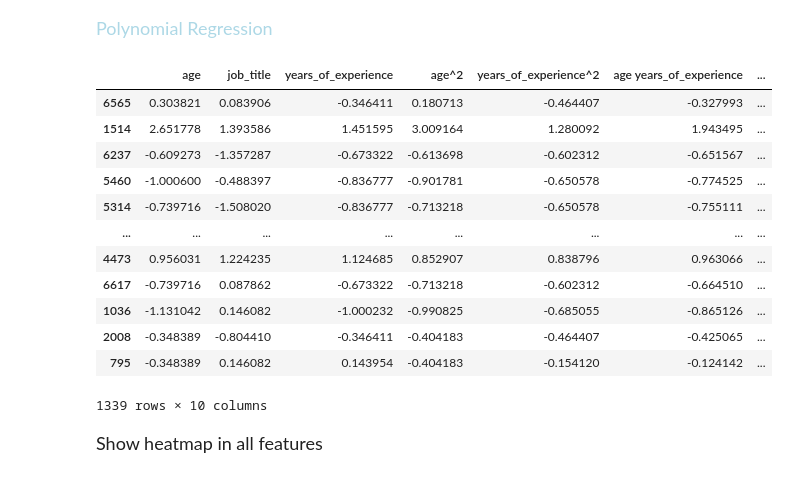
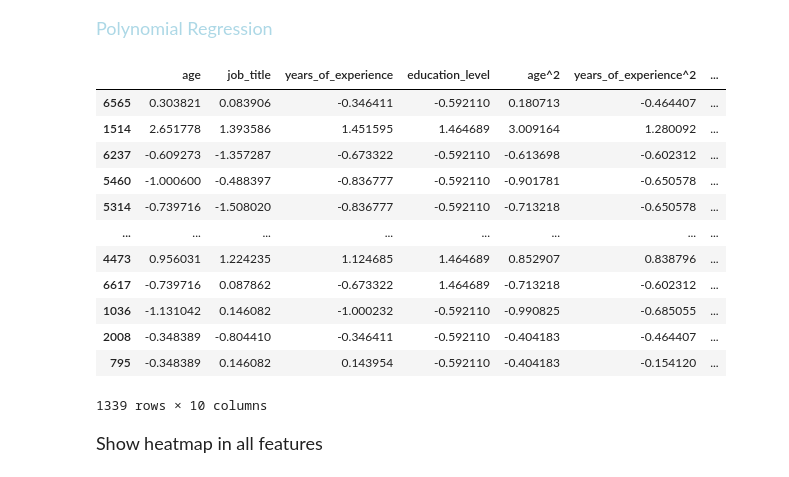
Before and after one commit to StevenHuang41/salary_prediction, a Jupyter notebook: salary_regression.ipynb, the cells around one changed output. Drawn from its saved outputs; the diff is of its cells as text; code cells hidden in the pictures.

```diff
--- a/salary_regression.ipynb
+++ b/salary_regression.ipynb
@@ -601,22 +602,29 @@ X_test
 # %%
 is_poly = True
 
-ordinal_ord = ['No Specified', 'High School', 'Bachelor', 'Master', 'PhD']
+# ordinal_ord = ['No Specified', 'High School', 'Bachelor', 'Master', 'PhD']
 if is_poly:
     poly_feature_col = ['age', 'years_of_experience']
-    # poly_feature_col = ['age', 'years_of_experience', 'education_level', 'job_title']
-    scaler_col = ['age', 'job_title', 'years_of_experience',
-                  'age^2', 'years_of_experience^2', 'age years_of_experience']
+    # poly_feature_col = ['age', 'years_of_experience',
+    #                     'education_level', 'job_title']
+    scaler_col = ['age', 'job_title',
+                  'years_of_experience', 'education_level',
+                  'age^2', 'years_of_experience^2',
+                  'age years_of_experience']
 else :
-    scaler_col = ['age', 'job_title', 'years_of_experience']
+    scaler_col = ['age', 'job_title',
+                  'years_of_experience', 'education_level']
 # %%
 set_config(transform_output='pandas')
 
 preprocessor = ColumnTransformer(
     transformers=[
-        ('gen_encoder', OneHotEncoder(sparse_output=False), ['gender']),
-        ('edu_encoder',
-         OrdinalEncoder(categories=[ordinal_ord]), ['education_level']),
+        ('gen_encoder',
+         OneHotEncoder(sparse_output=False),
+         ['gender']),
+        # ('edu_encoder',
+        #  OrdinalEncoder(categories=[ordinal_ord]),
+        # ['education_level']),
     ],
     remainder='passthrough',
     verbose_feature_names_out=False,
@@ -624,7 +632,9 @@ preprocessor = ColumnTransformer(
 
 poly_step = ColumnTransformer(
     transformers=[
-        ('poly', PolynomialFeatures(include_bias=False), poly_feature_col),
+        ('poly',
+         PolynomialFeatures(include_bias=False),
+         poly_feature_col),
     ],
     remainder='passthrough',
     verbose_feature_names_out=False,
@@ -634,46 +644,46 @@ scaler_step = ColumnTransformer(
     transformers=[
         ('scaler', StandardScaler(), scaler_col)
     ],
     remainder='passthrough',
     verbose_feature_names_out=False,
 )
 
 if is_poly:
     features_pipeline = Pipeline([
         ('preprocessor', preprocessor),
-        ('job_encode', TargetEncoder(cols=['job_title'])),
+        ('job_encode', TargetEncoder(cols=['job_title', 'education_level'])),
         ('poly', poly_step),
         ('scaler', scaler_step),
     ])
 else :
     features_pipeline = Pipeline([
         ('preprocessor', preprocessor),
         ('job_encode', TargetEncoder(cols=['job_title'])),
         ('scaler', scaler_step),
     ])
 
 # model_pipeline = Pipeline([
 #     ('feature', features_pipeline),
 #     ('model', LinearRegression()),
 # ])
 
 X_train_ = features_pipeline.fit_transform(X_train, y_train)
 X_train_
 X_test_ = features_pipeline.transform(X_test)
 X_test_
 # %% [output]
-|  | age | job_title | years_of_experience | age^2 | years_of_experience^2 | age years_of_experience | ... |
-| 6565 | 0.303821 | 0.083906 | -0.346411 | 0.180713 | -0.464407 | -0.327993 | ... |
-| 1514 | 2.651778 | 1.393586 | 1.451595 | 3.009164 | 1.280092 | 1.943495 | ... |
-| 6237 | -0.609273 | -1.357287 | -0.673322 | -0.613698 | -0.602312 | -0.651567 | ... |
-| 5460 | -1.000600 | -0.488397 | -0.836777 | -0.901781 | -0.650578 | -0.774525 | ... |
-| 5314 | -0.739716 | -1.508020 | -0.836777 | -0.713218 | -0.650578 | -0.755111 | ... |
+|  | age | job_title | years_of_experience | education_level | age^2 | years_of_experience^2 | ... |
+| 6565 | 0.303821 | 0.083906 | -0.346411 | -0.592110 | 0.180713 | -0.464407 | ... |
+| 1514 | 2.651778 | 1.393586 | 1.451595 | 1.464689 | 3.009164 | 1.280092 | ... |
+| 6237 | -0.609273 | -1.357287 | -0.673322 | -0.592110 | -0.613698 | -0.602312 | ... |
+| 5460 | -1.000600 | -0.488397 | -0.836777 | -0.592110 | -0.901781 | -0.650578 | ... |
+| 5314 | -0.739716 | -1.508020 | -0.836777 | -0.592110 | -0.713218 | -0.650578 | ... |
 | ... | ... | ... | ... | ... | ... | ... | ... |
-| 4473 | 0.956031 | 1.224235 | 1.124685 | 0.852907 | 0.838796 | 0.963066 | ... |
-| 6617 | -0.739716 | 0.087862 | -0.673322 | -0.713218 | -0.602312 | -0.664510 | ... |
-| 1036 | -1.131042 | 0.146082 | -1.000232 | -0.990825 | -0.685055 | -0.865126 | ... |
-| 2008 | -0.348389 | -0.804410 | -0.346411 | -0.404183 | -0.464407 | -0.425065 | ... |
-| 795 | -0.348389 | 0.146082 | 0.143954 | -0.404183 | -0.154120 | -0.124142 | ... |
+| 4473 | 0.956031 | 1.224235 | 1.124685 | 1.464689 | 0.852907 | 0.838796 | ... |
+| 6617 | -0.739716 | 0.087862 | -0.673322 | 1.464689 | -0.713218 | -0.602312 | ... |
+| 1036 | -1.131042 | 0.146082 | -1.000232 | -0.592110 | -0.990825 | -0.685055 | ... |
+| 2008 | -0.348389 | -0.804410 | -0.346411 | -0.592110 | -0.404183 | -0.464407 | ... |
+| 795 | -0.348389 | 0.146082 | 0.143954 | -0.592110 | -0.404183 | -0.154120 | ... |
 1339 rows × 10 columns
 # %% [markdown]
 <font size='4'>Show heatmap in all features</font>
```
Also changed, not shown: parts of 15 cells of this notebook, 6 other files.
